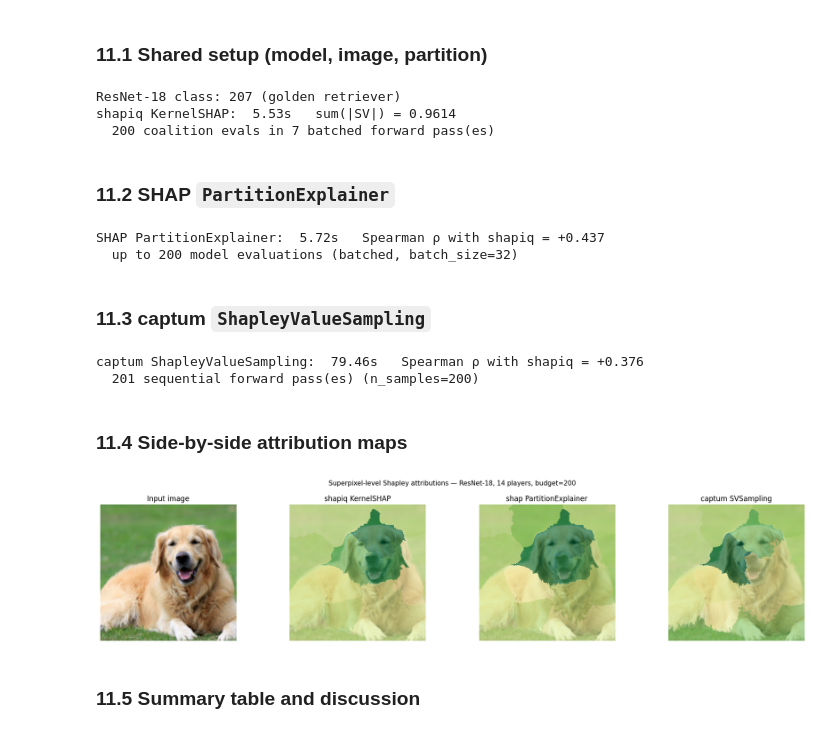
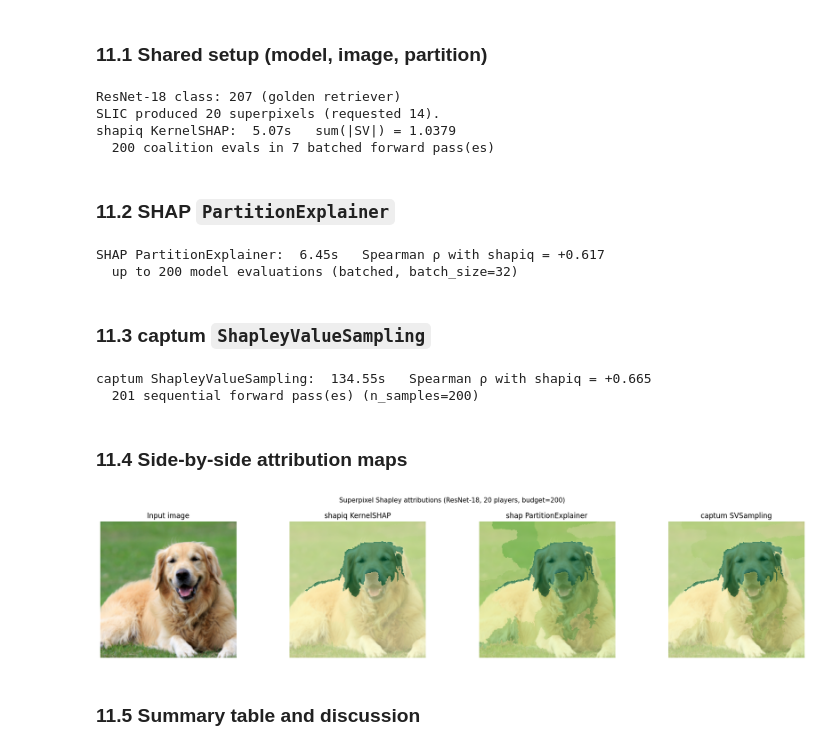
Before and after one commit to S2k-1/shapiq, a Jupyter notebook: src/shapiq/vision/tutorials/tutorial_03_benchmarks_and_comparison.ipynb, the cells around one changed output. Saved outputs shown, nothing was run; the diff lists cells and outputs as text; code cells hidden in the pictures.

```diff
--- a/src/shapiq/vision/tutorials/tutorial_03_benchmarks_and_comparison.ipynb
+++ b/src/shapiq/vision/tutorials/tutorial_03_benchmarks_and_comparison.ipynb
@@ -671,7 +671,7 @@ print(
     f"ResNet-18 class: {rn18_comp_class} ({rn18_weights_comp.meta['categories'][rn18_comp_class]})"
 )
 
-# shapiq: 14 superpixels, 200-coalition budget
+# shapiq: SLIC target 14 segments (20 on this image), 200-coalition budget
 from shapiq.vision import ImageImputer, ResNetArchitecture, SuperpixelStrategy
 from shapiq.vision.masking import MeanColorMasking
 
@@ -695,12 +695,15 @@ imputer_comp = ImageImputer(
     batch_size=32,
     normalize=False,
 )
+N_PLAYERS = imputer_comp.n_players
+if N_PLAYERS != N_SEGS:
+    print(f"SLIC produced {N_PLAYERS} superpixels (requested {N_SEGS}).")
 
 # Warm-up (not timed)
-_ = imputer_comp(np.ones((1, N_SEGS), dtype=bool))
+_ = imputer_comp(np.ones((1, N_PLAYERS), dtype=bool))
 from shapiq.approximator import KernelSHAP
 
-approx_shq = KernelSHAP(n=N_SEGS, random_state=0)
+approx_shq = KernelSHAP(n=N_PLAYERS, random_state=0)
 if DEVICE.type == "cuda":
     torch.cuda.synchronize()
 t0 = time.perf_counter()
@@ -708,7 +711,7 @@ iv_shq = approx_shq.approximate(budget=BUDGET_COMP, game=imputer_comp)
 if DEVICE.type == "cuda":
     torch.cuda.synchronize()
 t_shapiq = time.perf_counter() - t0
-sv_shapiq = np.array([iv_shq[(i,)] for i in range(N_SEGS)])
+sv_shapiq = np.array([iv_shq[(i,)] for i in range(N_PLAYERS)])
 shapiq_coalition_evals = BUDGET_COMP
 shapiq_forward_batches = -(-BUDGET_COMP // imputer_comp.batch_size)  # ceil(BUDGET / batch_size)
 print(
@@ -717,7 +720,8 @@ print(
 )
 # %% [output]
 ResNet-18 class: 207 (golden retriever)
-shapiq KernelSHAP:  5.53s   sum(|SV|) = 0.9614
+SLIC produced 20 superpixels (requested 14).
+shapiq KernelSHAP:  5.07s   sum(|SV|) = 1.0379
   200 coalition evals in 7 batched forward pass(es)
 # %% [markdown]
 ### 11.2  SHAP `PartitionExplainer`
@@ -758,8 +762,8 @@ if _has_shap:
     t_shap = time.perf_counter() - t0
     # (1, H, W, C, n_outputs) → sum RGB channels for a single (H, W) attribution map
     pix_sv_shap = np.sum(shap_values.values[0, :, :, :, 0], axis=-1)
-    masks_comp = imputer_comp.player_masks  # (N_SEGS, H, W)
-    sv_shap_agg = np.array([pix_sv_shap[masks_comp[i].astype(bool)].mean() for i in range(N_SEGS)])
+    masks_comp = imputer_comp.player_masks  # (N_PLAYERS, H, W)
+    sv_shap_agg = np.array([pix_sv_shap[masks_comp[i].astype(bool)].mean() for i in range(N_PLAYERS)])
     rho_shap, _ = spearmanr(sv_shapiq, sv_shap_agg)
     shap_model_evals = BUDGET_COMP  # max_evals upper bound on masked images evaluated
     print(
@@ -772,7 +776,7 @@ else:
     shap_model_evals = 0
     print("shap not installed, skipping PartitionExplainer")
 # %% [output]
-SHAP PartitionExplainer:  5.72s   Spearman ρ with shapiq = +0.437
+SHAP PartitionExplainer:  6.45s   Spearman ρ with shapiq = +0.617
   up to 200 model evaluations (batched, batch_size=32)
 # %% [markdown]
 ### 11.3  captum `ShapleyValueSampling`
@@ -806,7 +810,7 @@ if _has_captum:
     # Input tensor (1, 3, H, W) normalised
     x_input = rn18_preprocess_comp(pil_224).unsqueeze(0).to(DEVICE)
     # captum baseline in normalized space. Zeros are the usual default
-    # (not mean-color like shapiq / SHAP, so expect lower Spearman ρ)
+    # (not mean-color like shapiq / SHAP, which can shift absolute scores)
     baseline = torch.zeros_like(x_input)
 
     # Warm-up (not timed)
@@ -814,8 +818,8 @@ if _has_captum:
     if DEVICE.type == "cuda":
         torch.cuda.synchronize()
     t0 = time.perf_counter()
-    # n_samples = random feature permutations. With 14 groups and
-    # perturbations_per_eval=32 this yields ~BUDGET_COMP forward passes (not BUDGET//N_SEGS)
+    # n_samples = random feature permutations. With 20 groups and
+    # perturbations_per_eval=32 this yields ~BUDGET_COMP forward passes (not BUDGET//N_PLAYERS)
     attrs_captum = svs_captum.attribute(
         x_input,
         baselines=baseline,
@@ -833,10 +837,10 @@ if _has_captum:
         attrs = attrs.squeeze(0)
     attrs_np = attrs.mean(dim=0).cpu().numpy()  # (H, W)
     masks_comp = imputer_comp.player_masks
-    sv_captum_agg = np.array([attrs_np[masks_comp[i].astype(bool)].mean() for i in range(N_SEGS)])
+    sv_captum_agg = np.array([attrs_np[masks_comp[i].astype(bool)].mean() for i in range(N_PLAYERS)])
     rho_captum, _ = spearmanr(sv_shapiq, sv_captum_agg)
     captum_forward_passes = (
-        svs_captum._get_n_evaluations(N_SEGS, BUDGET_COMP, 32) + 1
+        svs_captum._get_n_evaluations(N_PLAYERS, BUDGET_COMP, 32) + 1
     )  # +1 baseline forward, ~one pass per permutation when ppe >= n_players
     print(
         f"captum ShapleyValueSampling:  {t_captum:.2f}s   Spearman ρ with shapiq = {rho_captum:+.3f}\n"
@@ -848,7 +852,7 @@ else:
     captum_forward_passes = 0
     print("captum not installed, skipping ShapleyValueSampling")
 # %% [output]
-captum ShapleyValueSampling:  79.46s   Spearman ρ with shapiq = +0.376
+captum ShapleyValueSampling:  134.55s   Spearman ρ with shapiq = +0.665
   201 sequential forward pass(es) (n_samples=200)
 # %% [markdown]
 ### 11.4  Side-by-side attribution maps
@@ -876,38 +880,38 @@ panels = [
     ("shapiq KernelSHAP", sv_shapiq),
     (
         "shap PartitionExplainer" if _has_shap else "SHAP (not installed)",
-        sv_shap_agg if _has_shap else np.zeros(N_SEGS),
+        sv_shap_agg if _has_shap else np.zeros(N_PLAYERS),
     ),
     (
         "captum SVSampling" if _has_captum else "captum (not installed)",
-        sv_captum_agg if _has_captum else np.zeros(N_SEGS),
+        sv_captum_agg if _has_captum else np.zeros(N_PLAYERS),
     ),
 ]
 
 # Per-panel color scale: libraries report attributions on different scales (SHAP values
 # are often orders of magnitude smaller than KernelSHAP on probabilities). Spearman ρ in
 # Table = rankings. Heatmaps = per-library pattern (not raw magnitudes).
 for ax, (title, sv) in zip(axes[1:], panels, strict=False):
     heat = heatmap_sp(sv, imputer_comp.player_masks, image_224)
     v = max(abs(heat.min()), abs(heat.max())) + 1e-9
     ax.imshow(image_224)
     ax.imshow(
         heat,
         cmap=cm.RdYlGn,
         norm=mcolors.TwoSlopeNorm(vcenter=0, vmin=-v, vmax=v),
         alpha=0.6,
     )
     ax.set_title(title)
     ax.axis("off")
 
 plt.suptitle(
-    f"Superpixel Shapley attributions (ResNet-18, {N_SEGS} players, budget={BUDGET_COMP})",
+    f"Superpixel Shapley attributions (ResNet-18, {N_PLAYERS} players, budget={BUDGET_COMP})",
     fontsize=11,
 )
 plt.tight_layout()
 plt.show()
 # %% [output]
-[figure, old version]
+[figure, new version]
 # %% [markdown]
 ### 11.5  Summary table and discussion
 # %%
```
Also changed, not shown: parts of 3 cells of this notebook, 1 other file.
